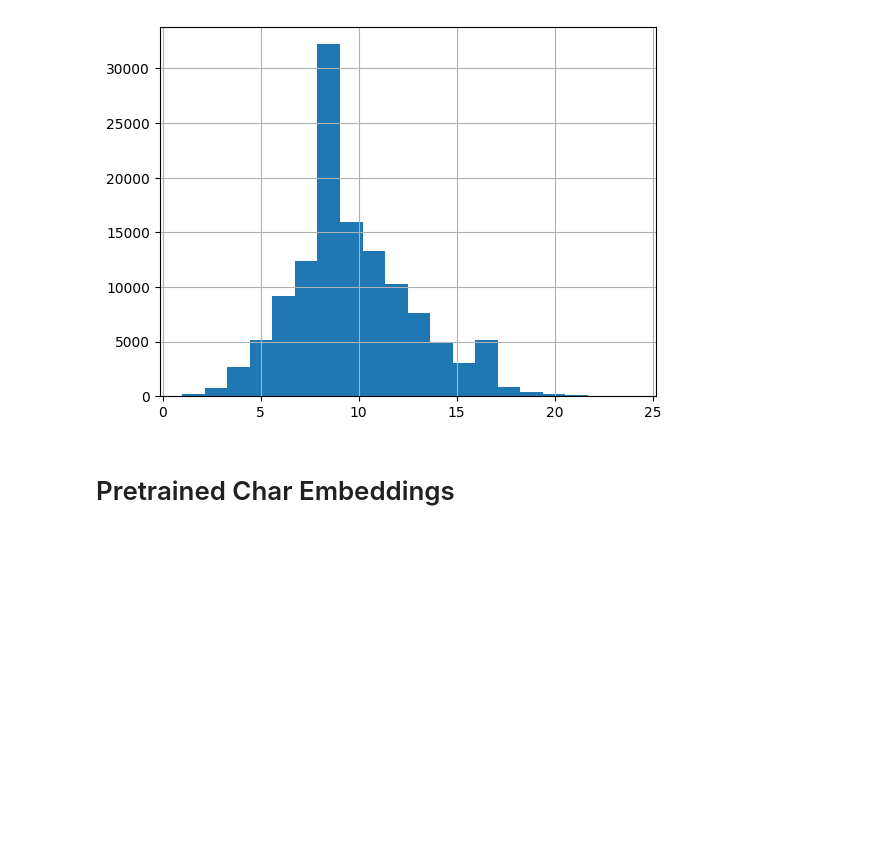
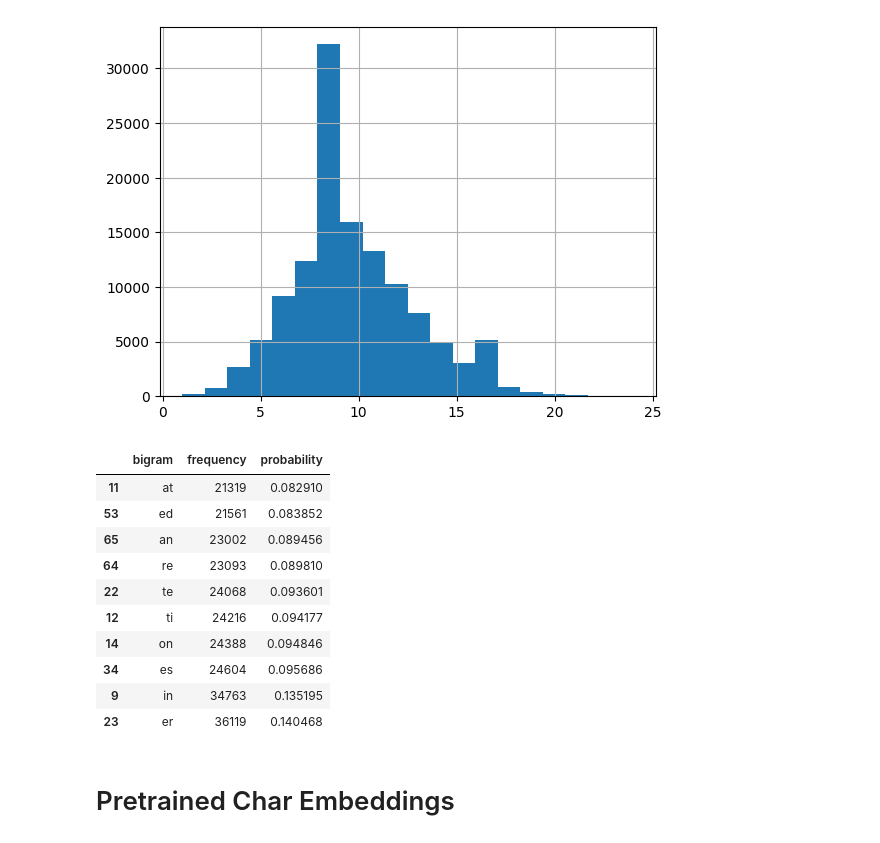
Before and after one commit to ZosoV/pretrained_rl_hangman, a Jupyter notebook: sandbox.ipynb, the cells around one changed output. Drawn from its saved outputs; the diff is of its cells as text; code cells hidden in the pictures; blank space fills up the shorter version.

```diff
--- a/sandbox.ipynb
+++ b/sandbox.ipynb
@@ -387,6 +387,50 @@ print(f"Number of words that are not in the nltk library: {len(words_not_in_trai
 [nltk_data]   Package words is already up-to-date!
 Number of words that are not in the nltk library: 124412
 [figure]
+# %%
+import pandas as pd
+
+# Load the words and calculate the bigrams and trigrams frequencies
+raw_words = []
+with open('data/filtered_words.txt', 'r') as f:
+    for line in f:
+        raw_words.append(line.strip())
+
+# Generate bigrams and trigrams
+bigrams = {}
+trigrams = {}
+
+for word in raw_words:
+    for i in range(len(word) - 1):
+        bigram = word[i:i + 2]
+        bigrams[bigram] = bigrams.get(bigram, 0) + 1
+    for i in range(len(word) - 2):
+        trigram = word[i:i + 3]
+        trigrams[trigram] = trigrams.get(trigram, 0) + 1
+
+# Plot the histogram of the bigrams with frequency less than 10
+df = pd.DataFrame(list(bigrams.items()), columns=['bigram', 'frequency'])
+
+# Sort by frequency
+df = df.sort_values('frequency')
+
+top_bigrams = df.tail(10).copy()
+
+# Get probabilities
+top_bigrams['probability'] = top_bigrams['frequency'] / top_bigrams['frequency'].sum()
+top_bigrams
+# %% [output]
+|  | bigram | frequency | probability |
+| 11 | at | 21319 | 0.082910 |
+| 53 | ed | 21561 | 0.083852 |
+| 65 | an | 23002 | 0.089456 |
+| 64 | re | 23093 | 0.089810 |
+| 22 | te | 24068 | 0.093601 |
+| 12 | ti | 24216 | 0.094177 |
+| 14 | on | 24388 | 0.094846 |
+| 34 | es | 24604 | 0.095686 |
+| 9 | in | 34763 | 0.135195 |
+| 23 | er | 36119 | 0.140468 |
 # %% [markdown]
 # Pretrained Char Embeddings
 # %%
```
Also changed, not shown: parts of 6 cells of this notebook, 6 other files.
